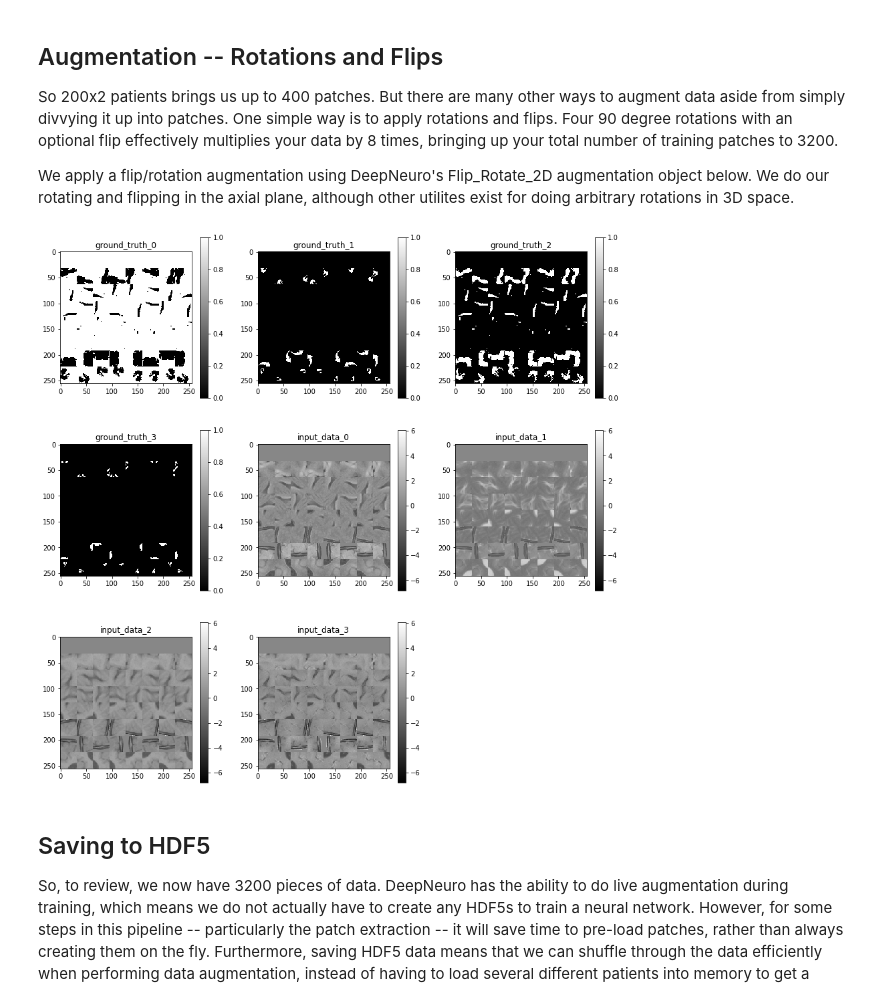
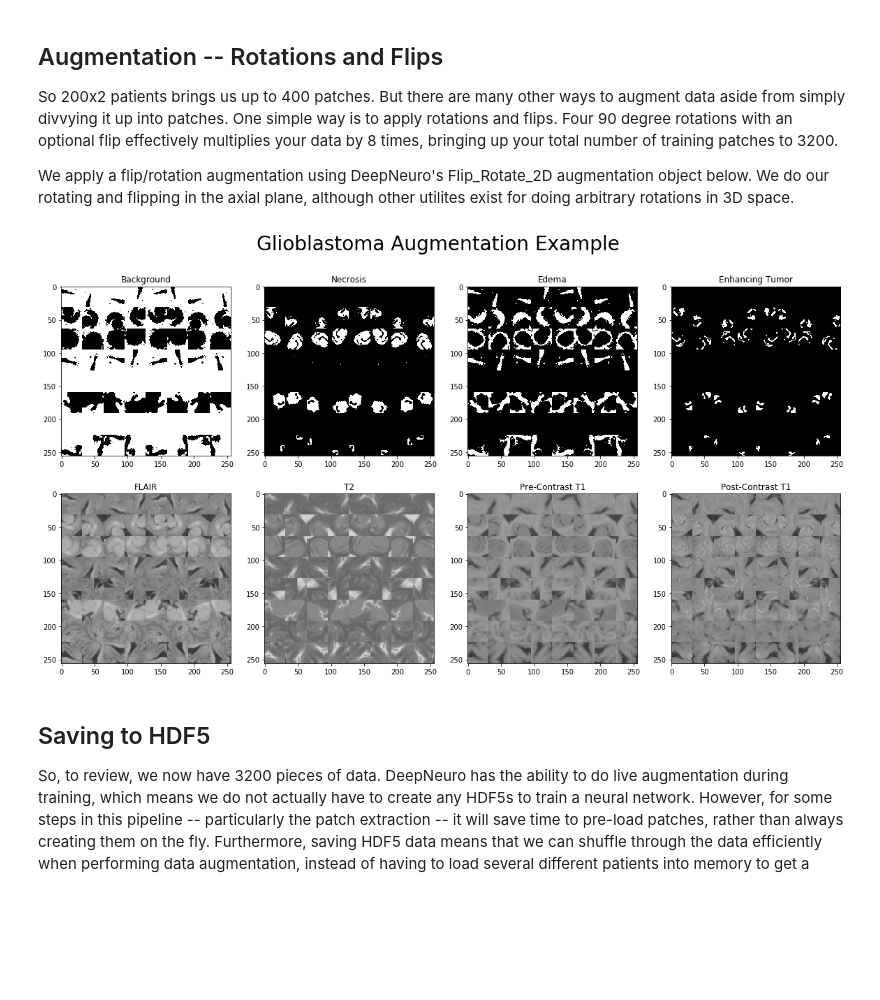
Before and after one commit to QTIM-Lab/DeepNeuro, a Jupyter notebook: notebooks/Preprocess_and_Augment.ipynb, the cells around one changed output. Drawn from its saved outputs; the diff is of its cells as text; code cells hidden in the pictures; blank space fills up the shorter version.

```diff
--- a/notebooks/Preprocess_and_Augment.ipynb
+++ b/notebooks/Preprocess_and_Augment.ipynb
@@ -69,9 +69,9 @@ Great, it worked! But what does it mean to have your data in a DataCollection? W
 # We start off with some code to making plotting in Juypter/Colab Notebooks work correctly.
 %matplotlib inline
 import matplotlib.pyplot as plt
-plt.rcParams['figure.figsize'] = [15, 15]
+plt.rcParams['figure.figsize'] = [20, 10]
 
 from deepneuro.utilities.visualize import check_data
 
-figure = check_data(data_collection=training_data, viz_rows=1, batch_size=2, viz_mode_3d='mosaic', slice_index=85)
+figure = check_data(data_collection=training_data, batch_size=64)
 # %% [output]
@@ -165,15 +165,18 @@ We apply a flip/rotation augmentation using DeepNeuro's Flip_Rotate_2D augmentat
 # %%
 from deepneuro.augmentation.augment import Flip_Rotate_2D
 
 flip_augmentation = Flip_Rotate_2D(flip=True,
                                    rotate=True,
                                    data_groups=['input_data', 'ground_truth'],
                                    flip_axis=2)
-training_data.append_augmentation(flip_augmentation, multiplier=8)
+# training_data.append_augmentation(flip_augmentation, multiplier=8)
 
-figure = check_data(data_collection=training_data, batch_size=64)
+figure = check_data(data_collection=training_data, batch_size=64, subplot_rows=2, colorbar=False,
+                    title="Glioblastoma Augmentation Example",
+                    subplot_titles={'input_data':['FLAIR', 'T2', 'Pre-Contrast T1', 'Post-Contrast T1'], 'ground_truth':
+                                  ['Background', 'Necrosis', 'Edema', 'Enhancing Tumor']})
 # %% [output]
-[figure, old version]
+[figure, new version]
 # %% [markdown]
 ## Saving to HDF5
 
```
Also changed, not shown: parts of 6 cells of this notebook, 15 other files.
